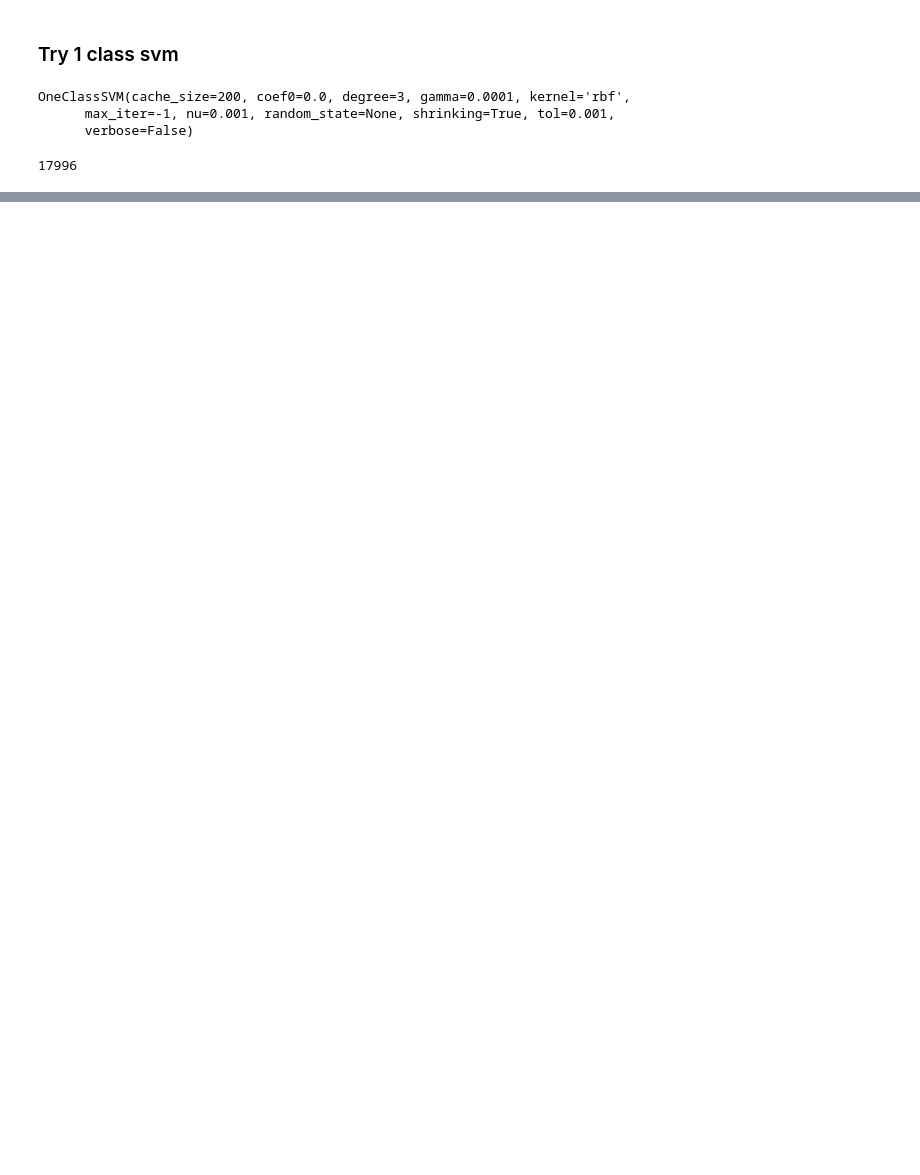
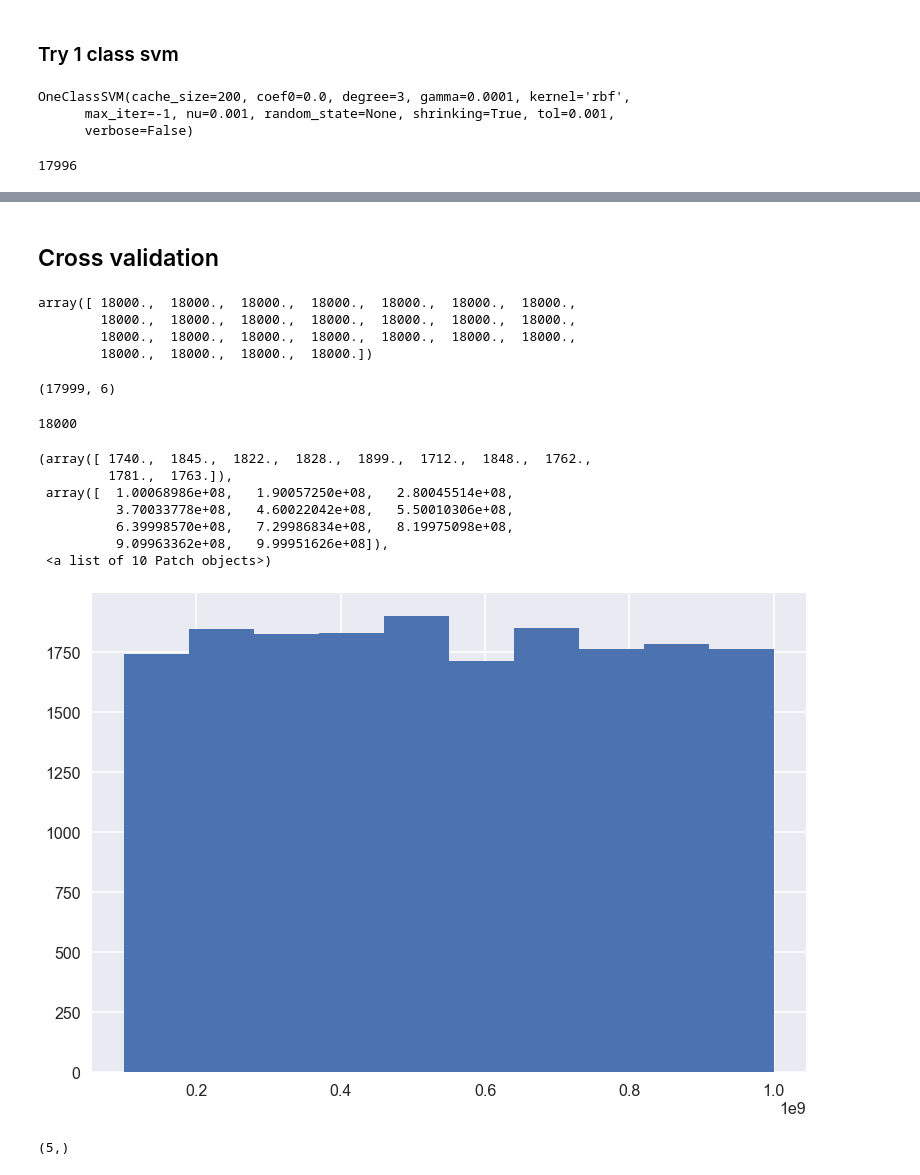
Before and after one commit to amerch/ComputeFest-Data-Challenge, a Jupyter notebook: DF2.ipynb, the cells around one changed output, grey strips where cells are left out. Cells and saved outputs as stored; diff of their text form; code cells hidden in the pictures; blank space fills up the shorter version.

```diff
--- a/DF2.ipynb
+++ b/DF2.ipynb
@@ -134,0 +166,2 @@ submission.to_csv('/Users/kate_zym/Documents/GitHub/datachallenge/svm12.csv', in
+# %% [markdown]
+## Cross validation
@@ -134,0 +221,32 @@ submission.to_csv('/Users/kate_zym/Documents/GitHub/datachallenge/svm12.csv', in
+# %%
+All_Scores
+# %% [output]
+array([ 18000.,  18000.,  18000.,  18000.,  18000.,  18000.,  18000.,
+        18000.,  18000.,  18000.,  18000.,  18000.,  18000.,  18000.,
+        18000.,  18000.,  18000.,  18000.,  18000.,  18000.,  18000.,
+        18000.,  18000.,  18000.,  18000.])
+# %%
+compare[1:, :].shape
+# %% [output]
+(17999, 6)
+# %%
+
+df_compare = pd.DataFrame(compare[:, 1:], columns=['fold_1', 'fold_2', 'fold_3', 'fold_4', 'fold_5'])
+np.sum(df_compare['fold_1'] == df_compare['fold_3'])
+# %% [output]
+18000
+# %%
+plt.hist(df['Doctor Identifier'])
+# %% [output]
+(array([ 1740.,  1845.,  1822.,  1828.,  1899.,  1712.,  1848.,  1762.,
+         1781.,  1763.]),
+ array([  1.00068986e+08,   1.90057250e+08,   2.80045514e+08,
+          3.70033778e+08,   4.60022042e+08,   5.50010306e+08,
+          6.39998570e+08,   7.29986834e+08,   8.19975098e+08,
+          9.09963362e+08,   9.99951626e+08]),
+ <a list of 10 Patch objects>)
+[figure, added]
+# %%
+X_train_pca[5:10, 6].shape
+# %% [output]
+(5,)
```
Also changed, not shown: parts of 10 cells of this notebook.
